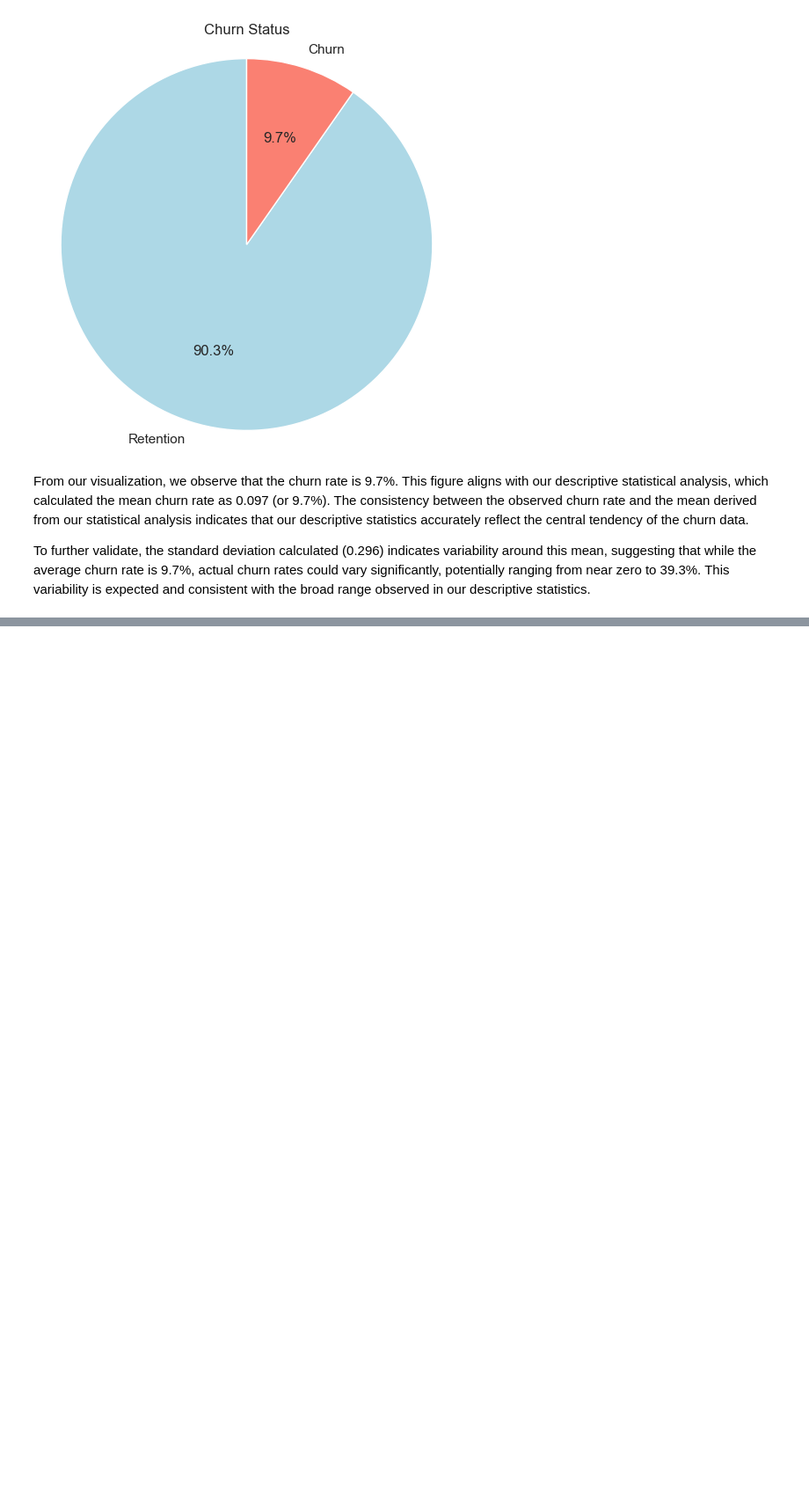
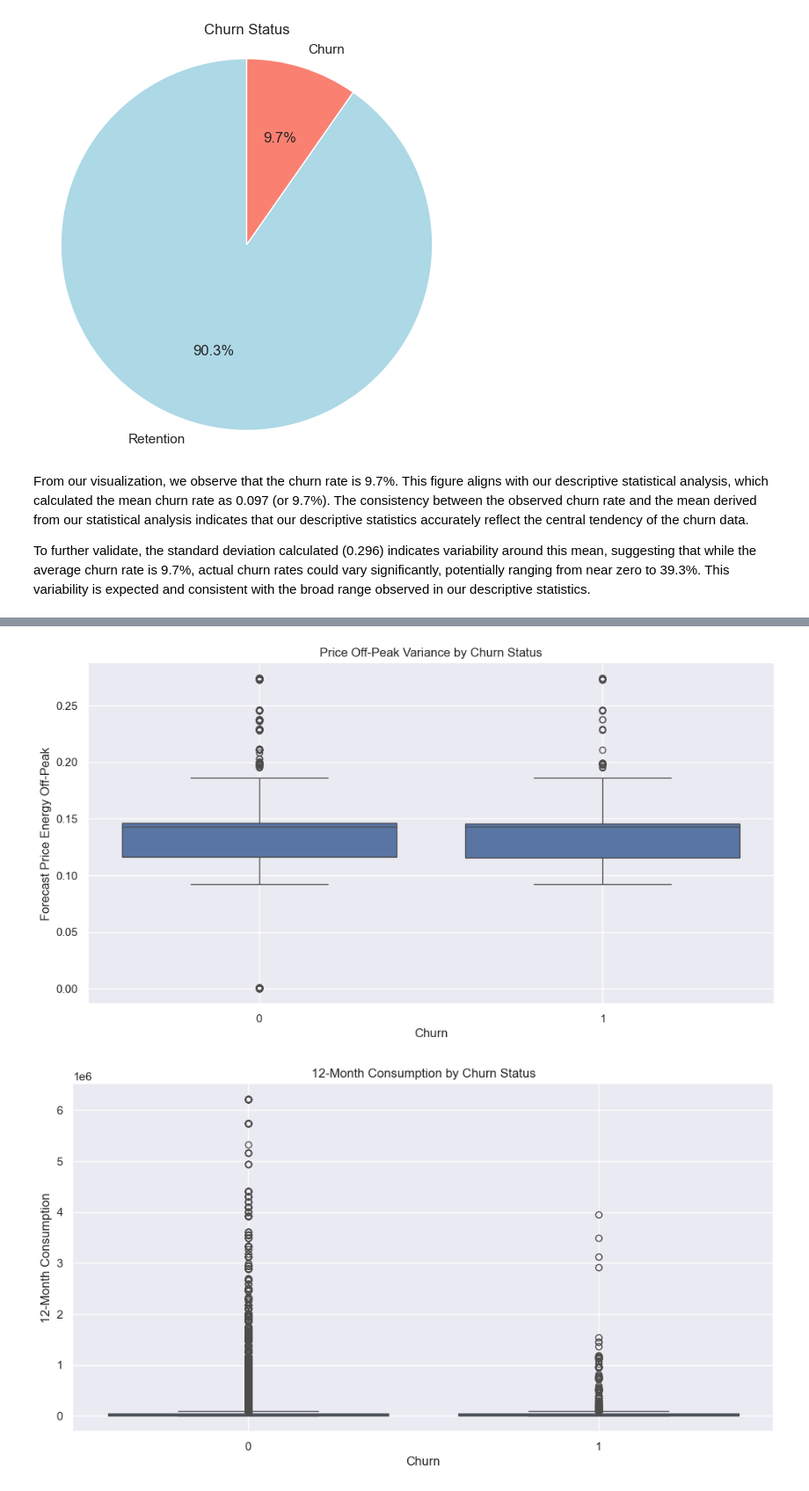
Before and after one commit to lirixent/BCGX, a Jupyter notebook: Task 2 - eda_starter.ipynb, the cells around one changed output, grey strips where cells are left out. Shown: that part at 88% size. Cells and saved outputs as stored; diff of their text form; code cells hidden in the pictures; blank space fills up the shorter version.

```diff
--- a/Task 2 - eda_starter.ipynb
+++ b/Task 2 - eda_starter.ipynb
@@ -318,0 +363,22 @@ To further validate, the standard deviation calculated (0.296) indicates variabi
+# %%
+plt.figure(figsize=(12, 6))
+
+# Box plot of price off-peak variance by churn status
+sns.boxplot(data=client_df, x='churn', y='forecast_price_energy_off_peak')
+plt.title('Price Off-Peak Variance by Churn Status')
+plt.xlabel('Churn')
+plt.ylabel('Forecast Price Energy Off-Peak')
+plt.grid(True)
+plt.show()
+
+# Box plot of 12-month consumption by churn status
+plt.figure(figsize=(12, 6))
+sns.boxplot(data=client_df, x='churn', y='cons_12m')
+plt.title('12-Month Consumption by Churn Status')
+plt.xlabel('Churn')
+plt.ylabel('12-Month Consumption')
+plt.grid(True)
+plt.show()
+# %% [output]
+[figure, added]
+[figure, added]
```
Also changed, not shown: parts of 3 cells of this notebook.
